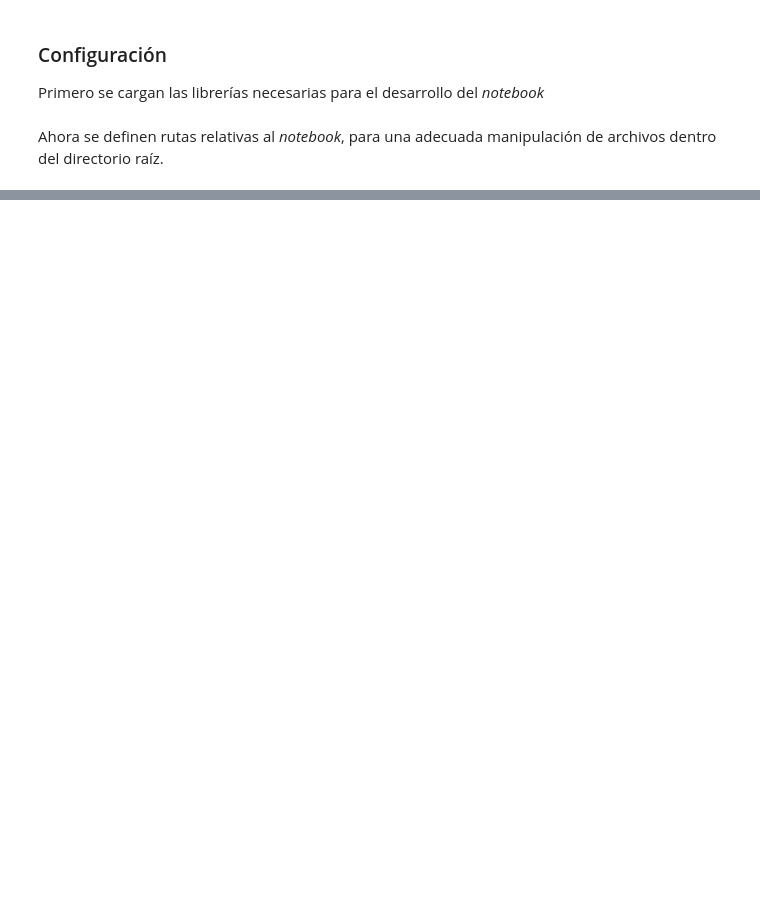
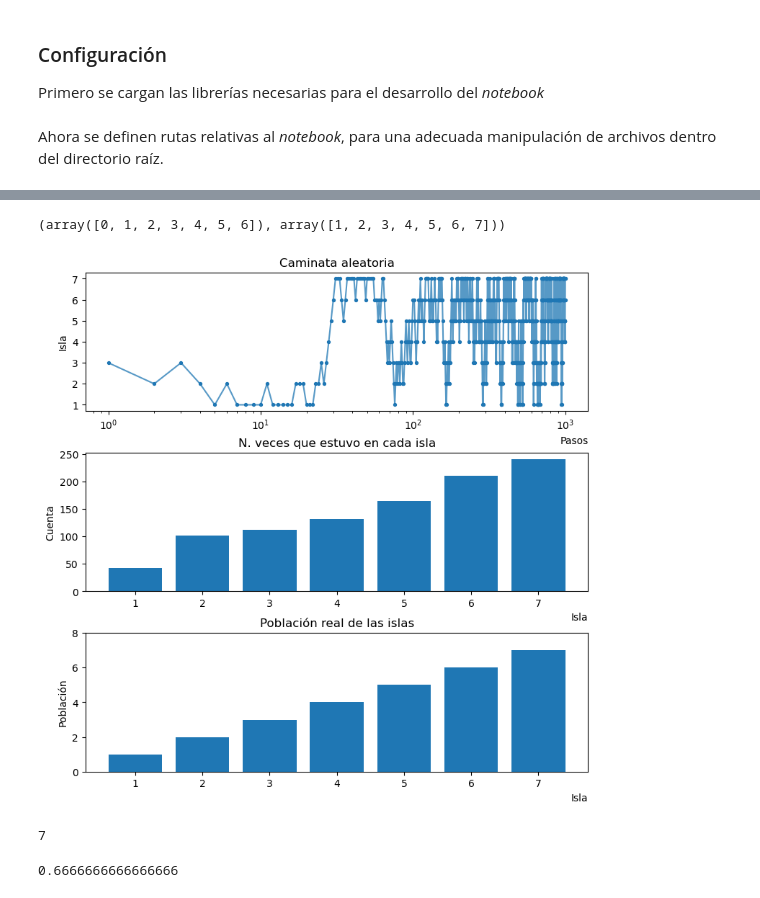
Before and after one commit to CAMM961001/bayesian_analysis, a Jupyter notebook: notebooks/03_mcmc.ipynb, the cells around one changed output, grey strips where cells are left out. Drawn from its saved outputs; the diff is of its cells as text; code cells hidden in the pictures; blank space fills up the shorter version.

Commit message:
Ejemplo de caminata aleatoria

```diff
--- a/notebooks/03_mcmc.ipynb
+++ b/notebooks/03_mcmc.ipynb
@@ -72,0 +76,13 @@ Consideraciones del problema:
+# %%
+theta = np.arange(0,7,1)
+p_theta = theta + 1
+theta, p_theta
+# %% [output]
+(array([0, 1, 2, 3, 4, 5, 6]), array([1, 2, 3, 4, 5, 6, 7]))
+# %%
+# Lanzar una moneda {0: izquierda, 1: derecha}
+def escoger_direccion():
+    casos = np.array([-1,1])
+    volado = binom.rvs(n=1, p=0.5, loc=0, size=1)
+
+    return casos[volado[0]]
@@ -72,0 +125,41 @@ Consideraciones del problema:
+# %%
+# Especificaciones de figura
+fig, ax = plt.subplots(ncols=1, nrows=3, figsize=(9,9))
+fig.subplots_adjust(hspace=0.3)
+
+# Elementos de visualización
+ax[0].plot(pasos[:,0]+1, pasos[:,1], alpha=0.75)
+ax[0].scatter(x=pasos[:,0]+1, y=pasos[:,1], s=8)
+ax[1].bar(
+    x=np.unique(pasos[:,1], return_counts=True)[0],
+    height=np.unique(pasos[:,1], return_counts=True)[1])
+ax[2].bar(x=theta+1, height=p_theta)
+
+# Anotaciones y estilo
+ax[0].set_title('Caminata aleatoria')
+ax[0].set_xlabel('Pasos', loc='right')
+ax[0].set_ylabel('Isla')
+ax[0].set_yticks(ticks=theta, labels=theta+1)
+ax[0].set_xscale('log')
+
+ax[1].set_title('N. veces que estuvo en cada isla')
+ax[1].set_xlabel('Isla', loc='right')
+ax[1].set_ylabel('Cuenta')
+ax[1].set_xticks(ticks=theta, labels=theta+1)
+
+ax[2].set_title('Población real de las islas')
+ax[2].set_xlabel('Isla', loc='right')
+ax[2].set_ylabel('Población')
+ax[2].set_ylim(top=p_theta.max()+1)
+
+plt.show()
+# %% [output]
+[figure, added]
+# %%
+p_theta.max()
+# %% [output]
+7
+# %%
+p_mov
+# %% [output]
+0.6666666666666666
```
Also changed, not shown: parts of 3 cells of this notebook.
